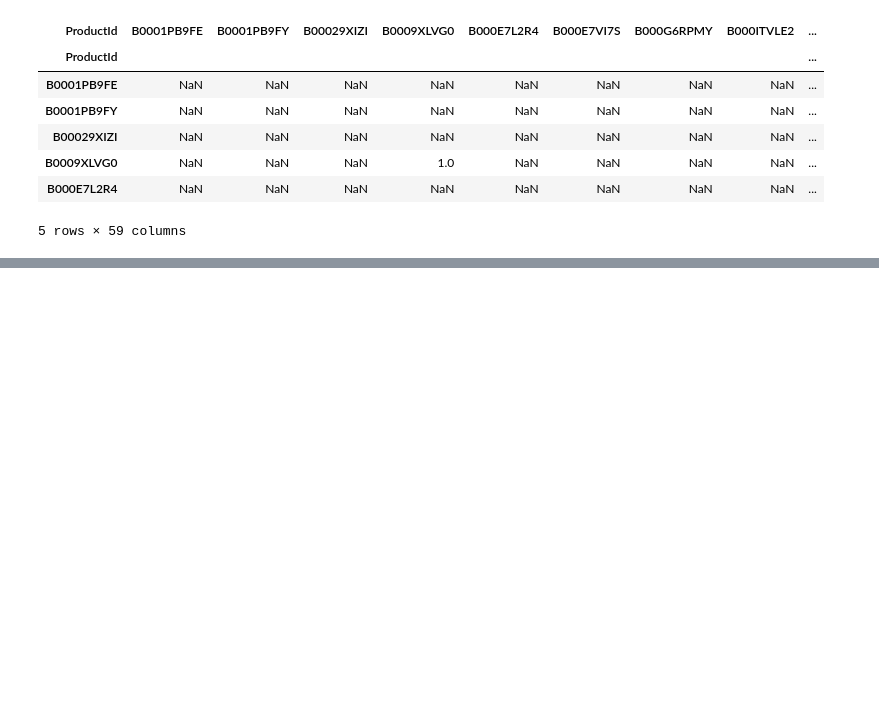
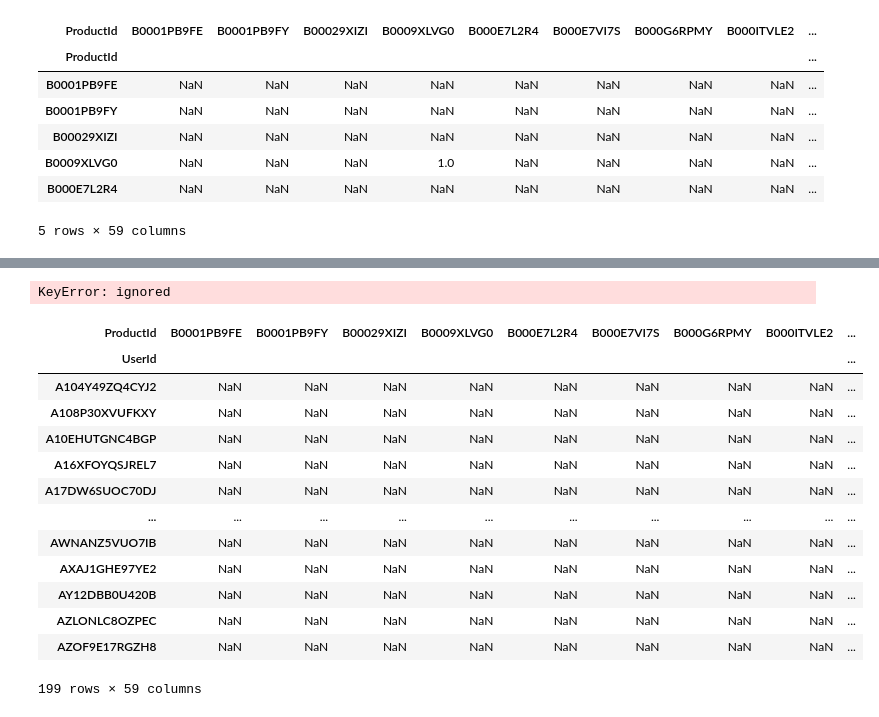
Before and after one commit to gsdavis1959/Python, a Jupyter notebook: SimpleRecommendation.ipynb, the cells around one changed output, grey strips where cells are left out. Saved outputs shown, nothing was run; the diff lists cells and outputs as text; code cells hidden in the pictures; blank space fills up the shorter version.

```diff
--- a/SimpleRecommendation.ipynb
+++ b/SimpleRecommendation.ipynb
@@ -59,0 +98,9 @@ B0081XN2HQ
+# %%
+# Assume you want to find the top N similar users for each user
+N = 5
+
+# Iterate through each user and find the top N similar users
+for user in user_item_matrix.index:
+    similar_users = similarity_df[user].sort_values(ascending=False)[1:N+1]  # Exclude the user's own similarity
+    for similar_user, similarity_score in similar_users.items():
+        df.loc[df['UserId'] == user, f'Similarity_{similar_user}'] = similarity_score
@@ -59,0 +123,33 @@ B0081XN2HQ
+# %%
+
+
+
+
+
+
+
+
+
+# Display the similarity matrix
+print(similarity_df)
+# %% [output]
+KeyError: ignored
+# %%
+# Pivot the DataFrame to create a user-title matrix
+user_title_matrix = df.pivot(index='UserId', columns='ProductId', values='Score')
+user_title_matrix
+# %% [output]
+| ProductId | B0001PB9FE | B0001PB9FY | B00029XIZI | B0009XLVG0 | B000E7L2R4 | B000E7VI7S | B000G6RPMY | B000ITVLE2 | ... |
+| UserId |  |  |  |  |  |  |  |  | ... |
+| A104Y49ZQ4CYJ2 | NaN | NaN | NaN | NaN | NaN | NaN | NaN | NaN | ... |
+| A108P30XVUFKXY | NaN | NaN | NaN | NaN | NaN | NaN | NaN | NaN | ... |
+| A10EHUTGNC4BGP | NaN | NaN | NaN | NaN | NaN | NaN | NaN | NaN | ... |
+| A16XFOYQSJREL7 | NaN | NaN | NaN | NaN | NaN | NaN | NaN | NaN | ... |
+| A17DW6SUOC70DJ | NaN | NaN | NaN | NaN | NaN | NaN | NaN | NaN | ... |
+| ... | ... | ... | ... | ... | ... | ... | ... | ... | ... |
+| AWNANZ5VUO7IB | NaN | NaN | NaN | NaN | NaN | NaN | NaN | NaN | ... |
+| AXAJ1GHE97YE2 | NaN | NaN | NaN | NaN | NaN | NaN | NaN | NaN | ... |
+| AY12DBB0U420B | NaN | NaN | NaN | NaN | NaN | NaN | NaN | NaN | ... |
+| AZLONLC8OZPEC | NaN | NaN | NaN | NaN | NaN | NaN | NaN | NaN | ... |
+| AZOF9E17RGZH8 | NaN | NaN | NaN | NaN | NaN | NaN | NaN | NaN | ... |
+199 rows × 59 columns
```
Also changed, not shown: parts of 13 cells of this notebook.
